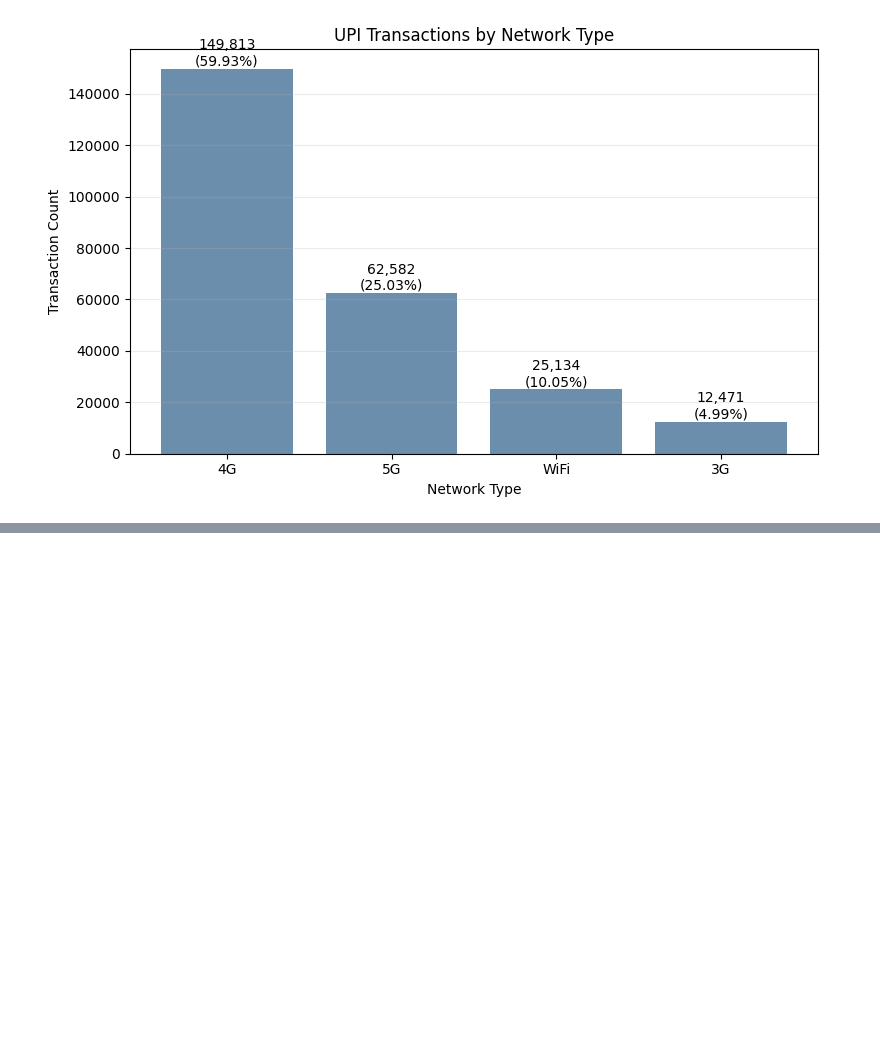
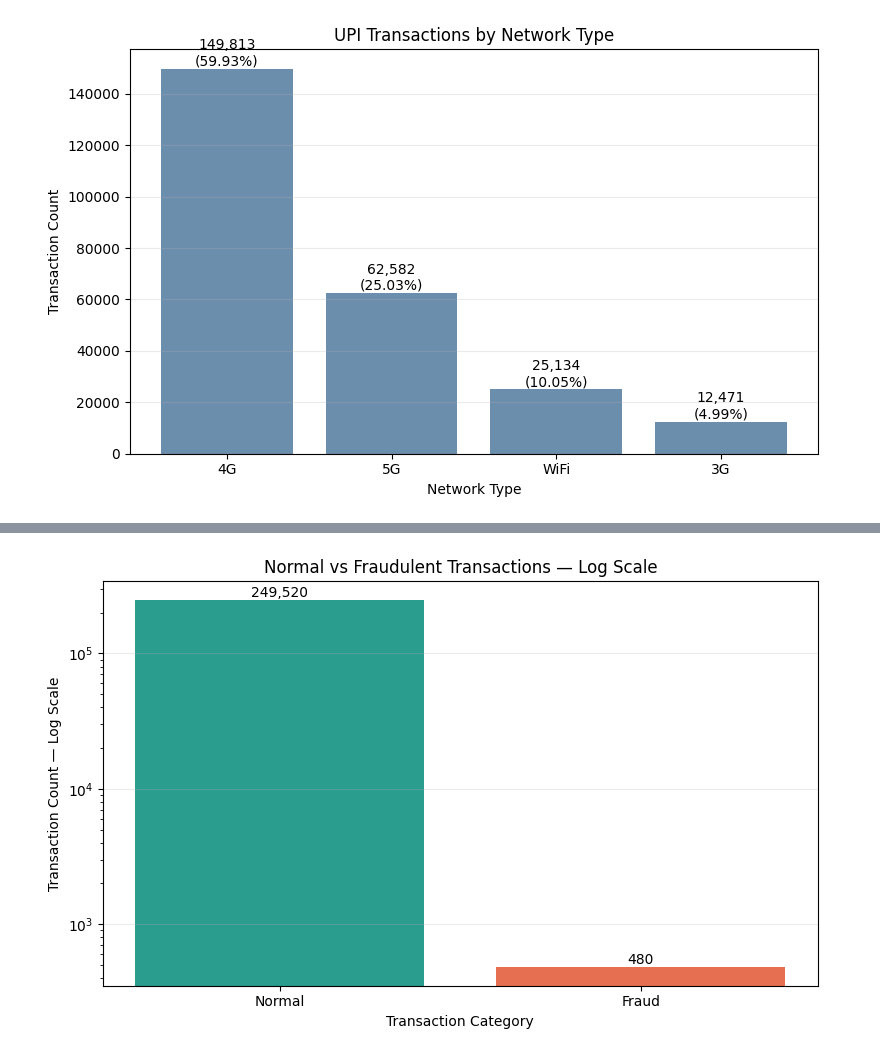
Before and after one commit to KaviyaVelmurugan/upi-transaction-intelligence-platform, a Jupyter notebook: notebooks/02_eda.ipynb, the cells around one changed output, grey strips where cells are left out. Saved outputs shown, nothing was run; the diff lists cells and outputs as text; code cells hidden in the pictures; blank space fills up the shorter version.

```diff
--- a/notebooks/02_eda.ipynb
+++ b/notebooks/02_eda.ipynb
@@ -791,0 +883,32 @@ plt.show()
+# %%
+# Add a logarithmic chart
+fig, ax = plt.subplots(figsize=(8, 5))
+
+bars = ax.bar(
+    fraud_summary["fraud_category"],
+    fraud_summary["transaction_count"],
+    color=["#2A9D8F", "#E76F51"]
+)
+
+ax.set_yscale("log")
+ax.set_title("Normal vs Fraudulent Transactions — Log Scale")
+ax.set_xlabel("Transaction Category")
+ax.set_ylabel("Transaction Count — Log Scale")
+ax.grid(axis="y", alpha=0.25)
+
+for bar, count in zip(
+    bars,
+    fraud_summary["transaction_count"]
+):
+    ax.text(
+        bar.get_x() + bar.get_width() / 2,
+        bar.get_height(),
+        f"{count:,}",
+        ha="center",
+        va="bottom"
+    )
+
+plt.tight_layout()
+plt.show()
+# %% [output]
+[figure, added]
```
Also changed, not shown: parts of 4 cells of this notebook, 1 other file.
